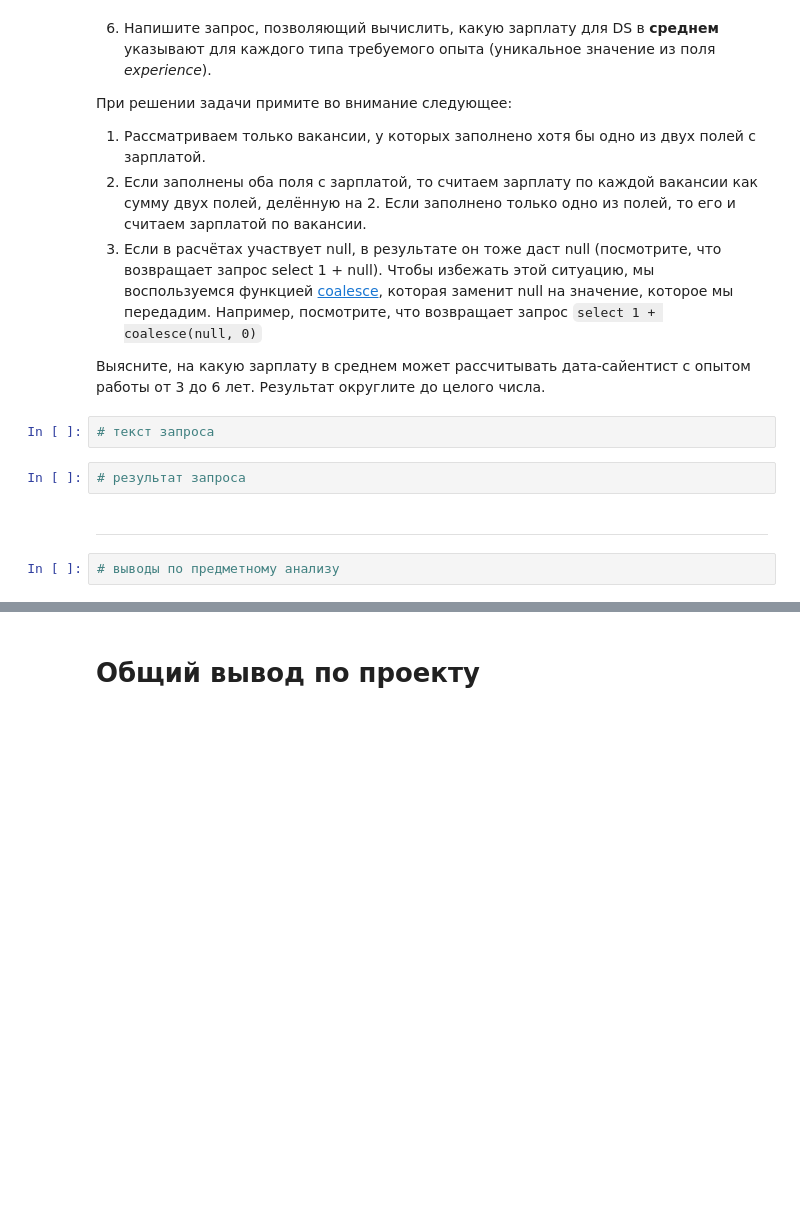
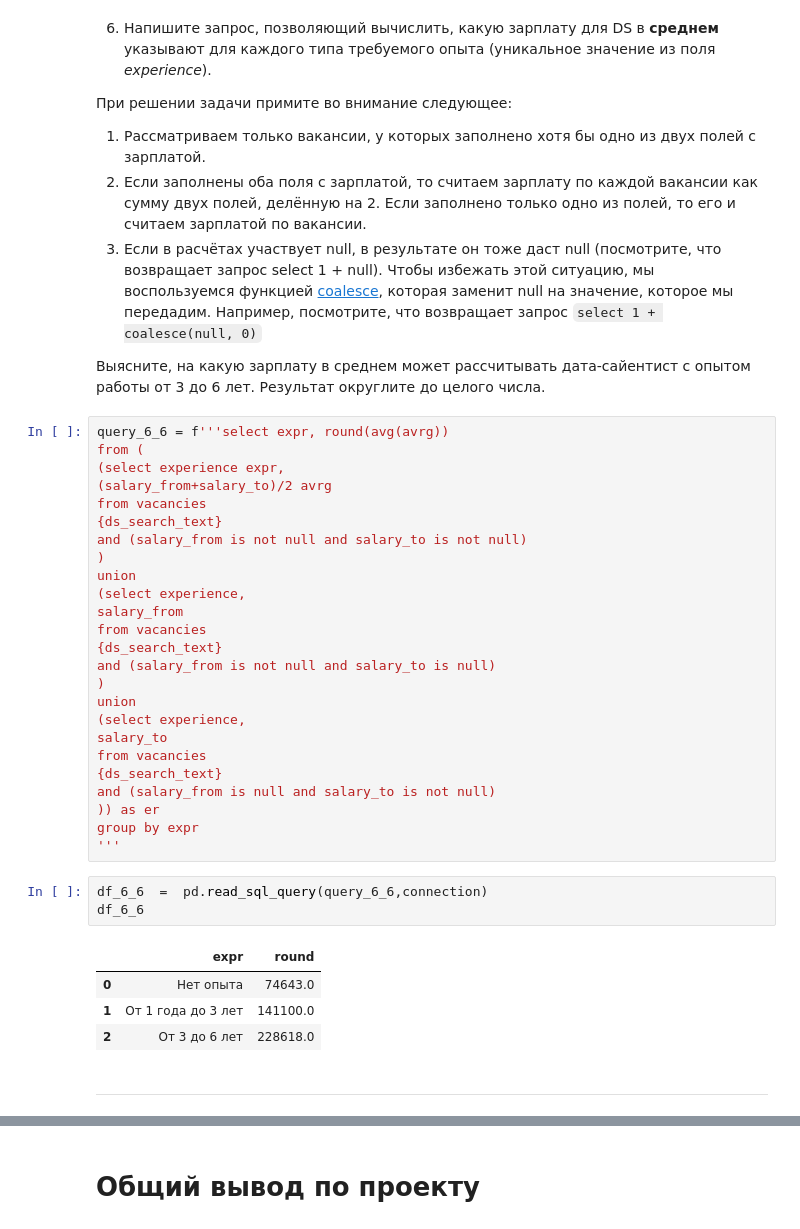
Before and after one commit to Karayushii/Skillfactory_DST, a Jupyter notebook: project_2/Project_2_Ноутбук_шаблон.ipynb, the cells around one changed output, grey strips where cells are left out. Cells and saved outputs as stored; diff of their text form; blank space fills up the shorter version.

```diff
--- a/project_2/Project_2_Ноутбук_шаблон.ipynb
+++ b/project_2/Project_2_Ноутбук_шаблон.ipynb
@@ -494,10 +505,37 @@ from vacancies
 
 Выясните, на какую зарплату в среднем может рассчитывать дата-сайентист с опытом работы от 3 до 6 лет. Результат округлите до целого числа.
 # %%
-# текст запроса
+query_6_6 = f'''select expr, round(avg(avrg))
+from (
+(select experience expr,
+(salary_from+salary_to)/2 avrg
+from vacancies
+{ds_search_text}
+and (salary_from is not null and salary_to is not null)
+)
+union
+(select experience,
+salary_from
+from vacancies
+{ds_search_text}
+and (salary_from is not null and salary_to is null)
+)
+union
+(select experience,
+salary_to
+from vacancies
+{ds_search_text}
+and (salary_from is null and salary_to is not null)
+)) as er
+group by expr
+'''
 # %%
-# результат запроса
+df_6_6  =  pd.read_sql_query(query_6_6,connection)
+df_6_6
+# %% [output]
+|  | expr | round |
+| 0 | Нет опыта | 74643.0 |
+| 1 | От 1 года до 3 лет | 141100.0 |
+| 2 | От 3 до 6 лет | 228618.0 |
 # %% [markdown]
 ***
-# %%
-# выводы по предметному анализу
```
Also changed, not shown: parts of 36 cells of this notebook.
